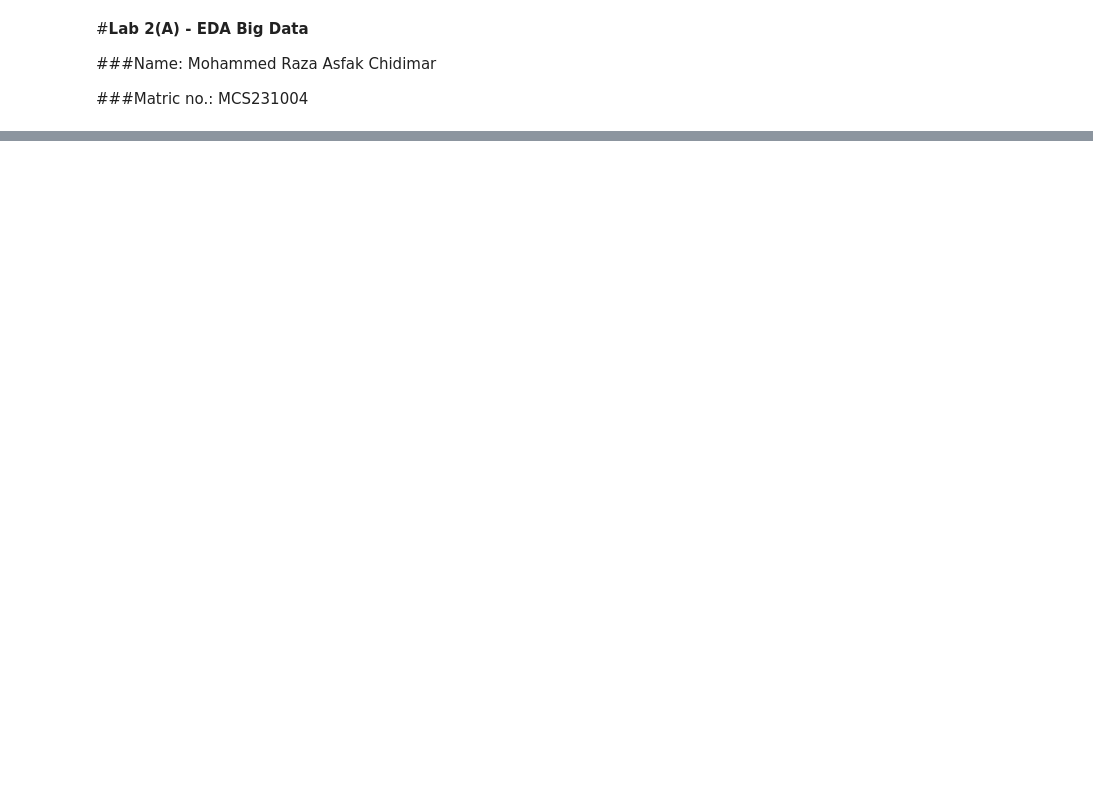
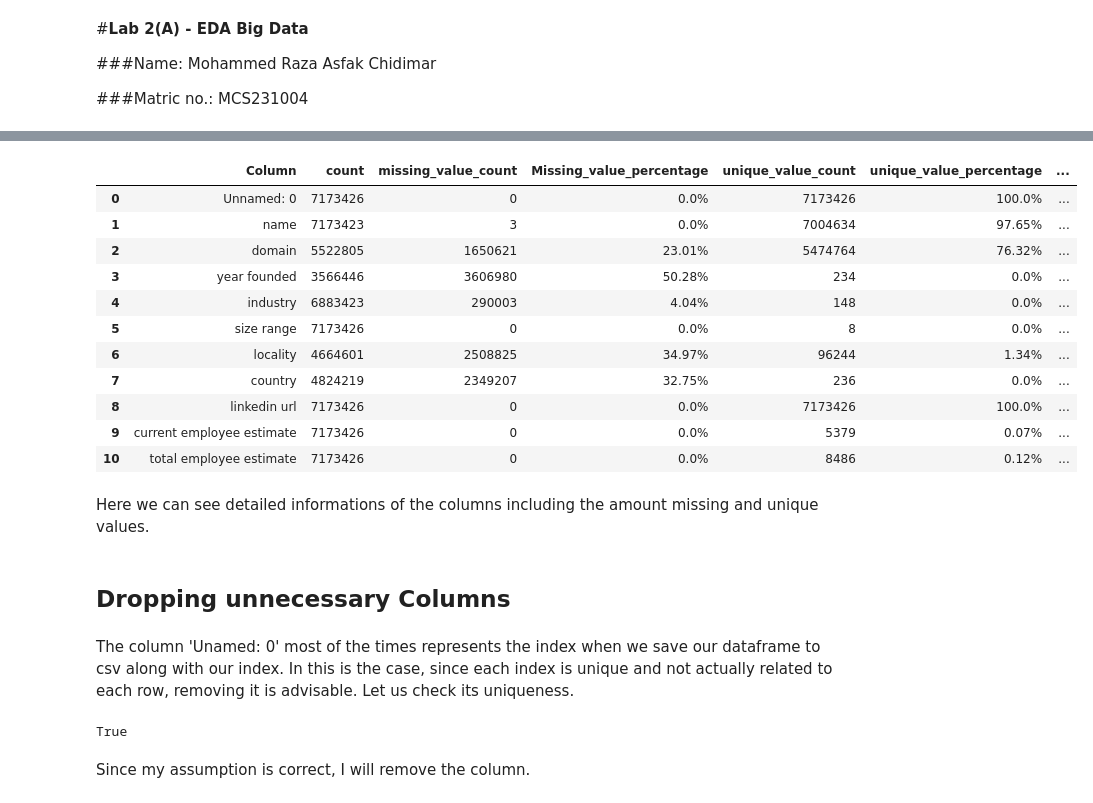
Before and after one commit to DSRaza403/LAB-Tasks, a Jupyter notebook: Lab 2/Lab2A_Mohammed_Raza.ipynb, the cells around one changed output, grey strips where cells are left out. Drawn from its saved outputs; the diff is of its cells as text; code cells hidden in the pictures; blank space fills up the shorter version.

```diff
--- a/Lab 2/Lab2A_Mohammed_Raza.ipynb
+++ b/Lab 2/Lab2A_Mohammed_Raza.ipynb
@@ -1640,0 +224,4 @@ WARNING:matplotlib.legend:No artists with labels found to put in legend.  Note t
+# %%
+# reading the companies_sorted csv file
+df = pd.read_csv("/content/companies_sorted.csv")
+df
@@ -1640,0 +275,29 @@ WARNING:matplotlib.legend:No artists with labels found to put in legend.  Note t
+# %%
+df_overview = DfOverview(df)
+df_overview.getOverview()
+# %% [output]
+|  | Column | count | missing_value_count | Missing_value_percentage | unique_value_count | unique_value_percentage | ... |
+| 0 | Unnamed: 0 | 7173426 | 0 | 0.0% | 7173426 | 100.0% | ... |
+| 1 | name | 7173423 | 3 | 0.0% | 7004634 | 97.65% | ... |
+| 2 | domain | 5522805 | 1650621 | 23.01% | 5474764 | 76.32% | ... |
+| 3 | year founded | 3566446 | 3606980 | 50.28% | 234 | 0.0% | ... |
+| 4 | industry | 6883423 | 290003 | 4.04% | 148 | 0.0% | ... |
+| 5 | size range | 7173426 | 0 | 0.0% | 8 | 0.0% | ... |
+| 6 | locality | 4664601 | 2508825 | 34.97% | 96244 | 1.34% | ... |
+| 7 | country | 4824219 | 2349207 | 32.75% | 236 | 0.0% | ... |
+| 8 | linkedin url | 7173426 | 0 | 0.0% | 7173426 | 100.0% | ... |
+| 9 | current employee estimate | 7173426 | 0 | 0.0% | 5379 | 0.07% | ... |
+| 10 | total employee estimate | 7173426 | 0 | 0.0% | 8486 | 0.12% | ... |
+# %% [markdown]
+Here we can see detailed informations of the columns including the amount missing and unique values.
+# %% [markdown]
+## Dropping unnecessary Columns
+# %% [markdown]
+The column 'Unamed: 0' most of the times represents the index when we save our dataframe to csv along with our index. In this is the case, since each index is unique and not actually related to each row, removing it is advisable. Let us check its uniqueness.
+# %%
+# comparing the number of unique values of 'Unnamed: 0' and the number of rows
+len(df['Unnamed: 0'].unique()) == df.shape[0]
+# %% [output]
+True
+# %% [markdown]
+Since my assumption is correct, I will remove the column.
```
Also changed, not shown: parts of 463 cells of this notebook.
